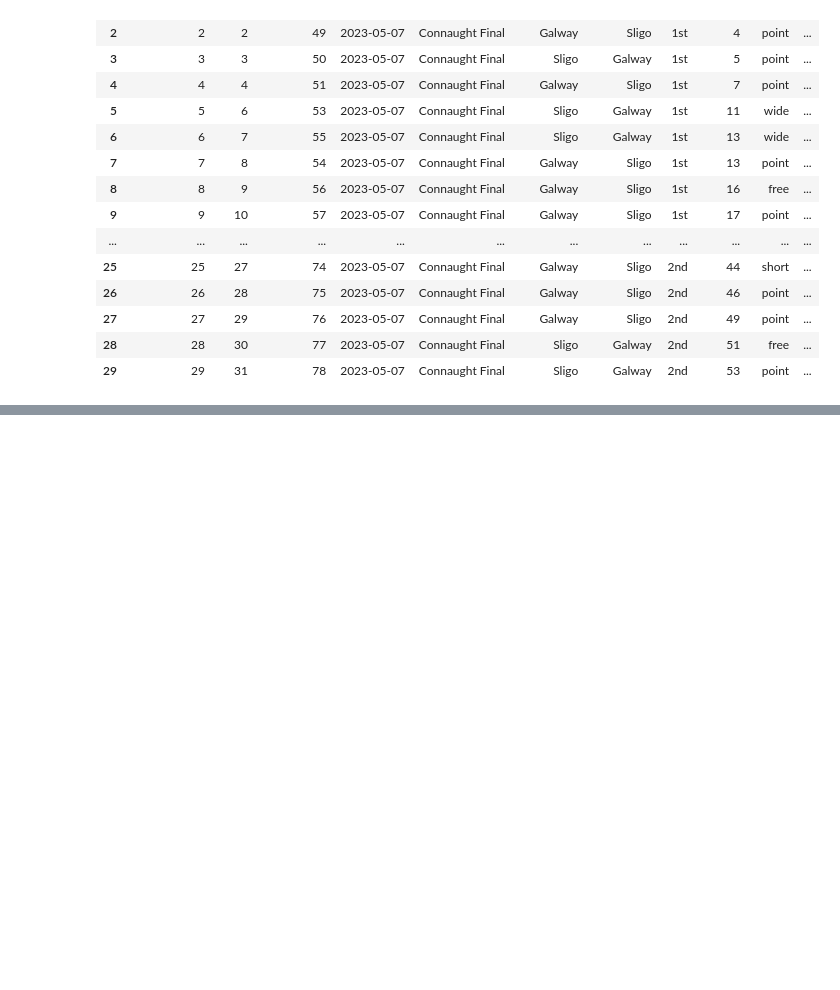
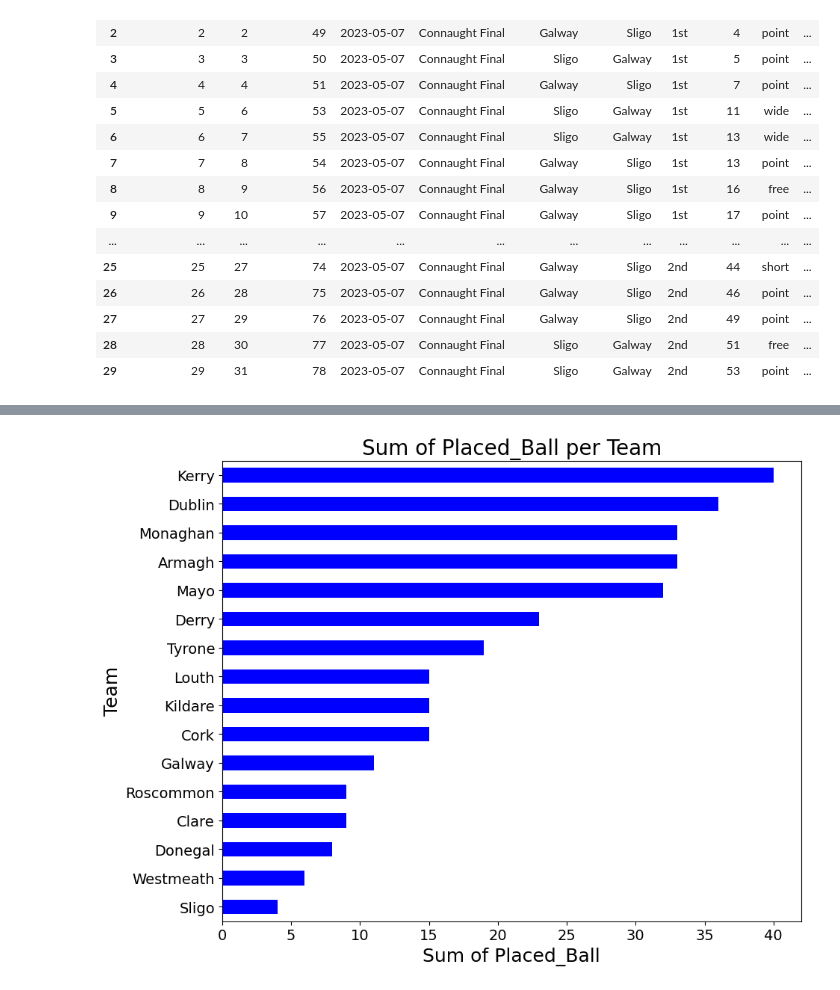
Before and after one commit to CathalMcC15/GAA_Viz, a Jupyter notebook: 08_PlacedBall_Analysis.ipynb, the cells around one changed output, grey strips where cells are left out. Saved outputs shown, nothing was run; the diff lists cells and outputs as text; code cells hidden in the pictures; blank space fills up the shorter version.

```diff
--- a/08_PlacedBall_Analysis.ipynb
+++ b/08_PlacedBall_Analysis.ipynb
@@ -142,0 +154,22 @@ difference2
+# %%
+
+
+# Group the data by team and calculate the sum of Placed_Ball for each team
+team_placed_ball_sum = df.groupby('TeamName')['Placed_Ball'].sum()
+
+# Sort teams based on the sum of Placed_Ball in descending order
+team_placed_ball_sum = team_placed_ball_sum.sort_values(ascending=True)
+
+# Plot the sum of Placed_Ball per team as a horizontal bar chart
+plt.figure(figsize=(10, 8))
+team_placed_ball_sum.plot(kind='barh', color='b')
+
+plt.title('Sum of Placed_Ball per Team', fontsize=20)
+plt.xlabel('Sum of Placed_Ball', fontsize=18)
+plt.ylabel('Team', fontsize=18)
+plt.xticks(fontsize=14)
+plt.yticks(fontsize=14)
+
+plt.show()
+# %% [output]
+[figure, added]
```
Also changed, not shown: parts of 10 cells of this notebook.
